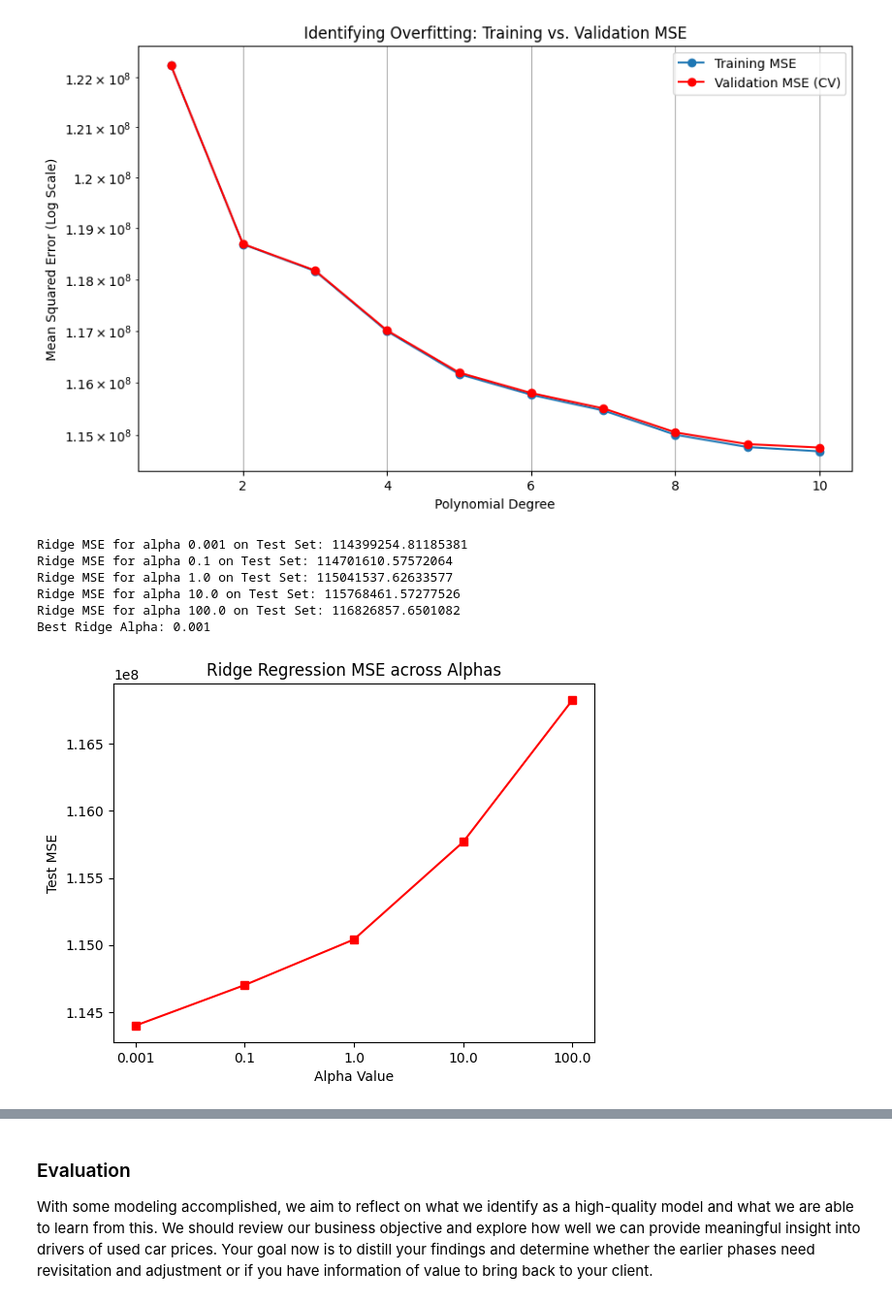
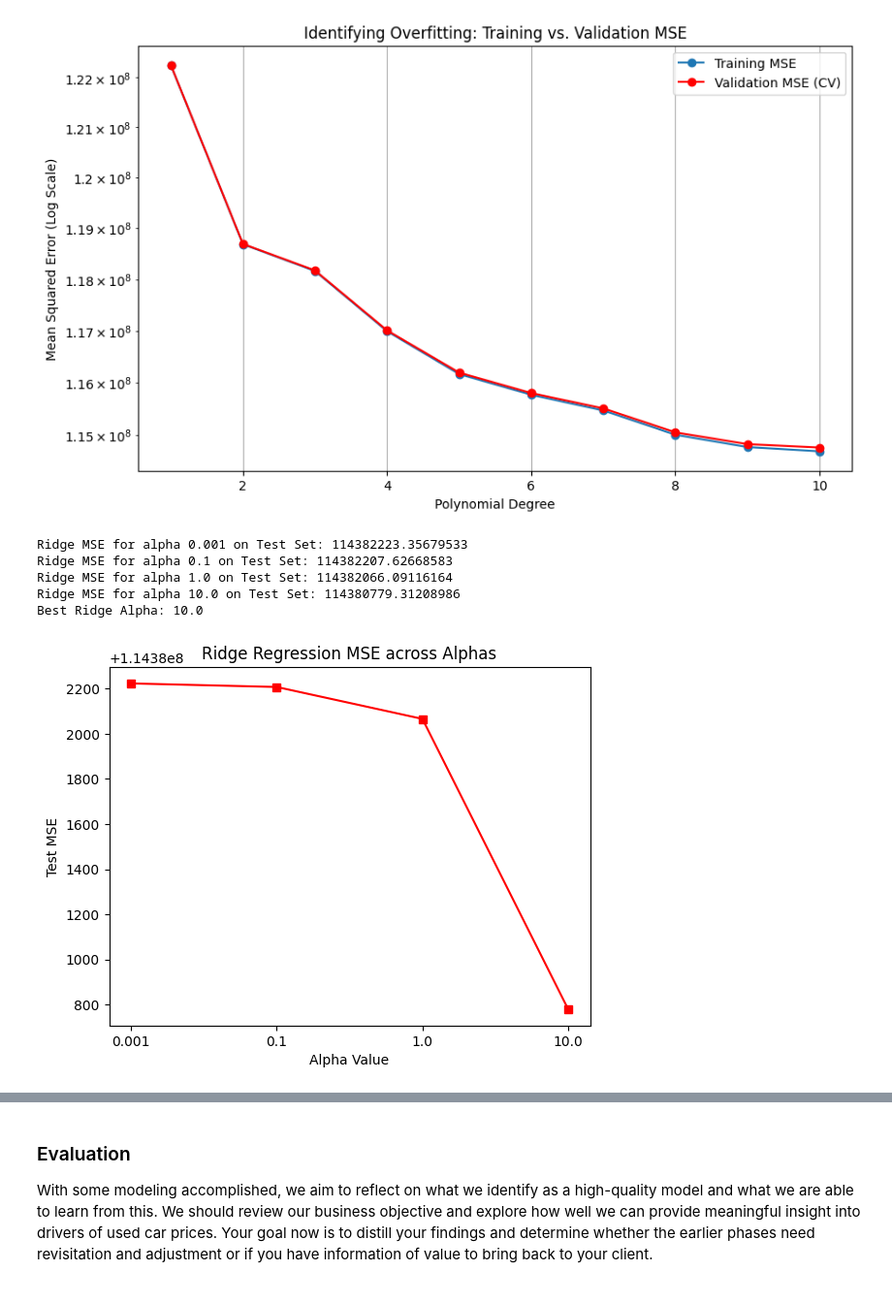
Before and after one commit to neilbyte/used_car_price, a Jupyter notebook: car_price.ipynb, the cells around one changed output, grey strips where cells are left out. Shown at 97% size. Drawn from its saved outputs; the diff is of its cells as text; code cells hidden in the pictures.

Commit message:
update graph images and ipynb

```diff
--- a/car_price.ipynb
+++ b/car_price.ipynb
@@ -264,25 +276,8 @@ plt.xlabel('Odometer')
 plt.ylabel('Price')
 
 plt.tight_layout()
+plt.savefig('images/outliers.png', bbox_inches='tight')
 plt.show()
-
-df_clean = df_clean.drop(odometer_outlier_indices)
-df_clean.reset_index(drop=True, inplace=True)
-
-# ==========================================
-# VISUALIZATION: Plotting the Outliers
-# ==========================================
-
-# Plot 2: Price vs. Odometer (Isolation Forest Outliers)
-###plt.subplot(1, 2, 2)
-###sns.scatterplot(
-###    data=df_clean, x='odometer', y='price',
-###    hue='is_iso_outlier', palette={True: 'red', False: 'blue'},
-###    alpha=0.7, s=50
-###)
-###plt.title('Multivariate Outliers (Isolation Forest)')
-###plt.xlabel('Odometer')
-###plt.ylabel('Price')
 # %% [output]
 Number of odometer outliers detected: 23276.
 
@@ -304,0 +302,12 @@ Percentage odometer outliers is (%): 5.97427131138284
+# %%
+#df_clean = df_clean.drop(odometer_outlier_indices)
+df_clean = df_clean[df_clean['is_outlier'] == False]
+
+# Scale numeric columns
+scaler = StandardScaler()
+num_features = ['odometer', 'vehicle_age']
+df_clean[num_features] = scaler.fit_transform(df_clean[num_features])
+
+df_clean.reset_index(drop=True, inplace=True)
+
+print(f'Total count after removing outliers: {df_clean.shape[0]}')
@@ -413,33 +426,33 @@ Best Polynomial Degree: 10
 [figure]
 # %%
 # Build and train the Ridge model using the best degree found previously
-alphas = [0.001, 0.1, 1.0, 10.0, 100.0]
+alphas = [0.001, 0.1, 1.0, 10.0]
 ridge_mse = []
 
 for alpha in alphas:
     ridge_model = make_pipeline(PolynomialFeatures(best_degree), Ridge(alpha=alpha))
     ridge_model.fit(X_train, y_train)
     # Evaluate on the test set
     test_preds = ridge_model.predict(X_test)
     local_mse = mean_squared_error(y_test, test_preds)
     ridge_mse.append(local_mse)
     print(f"Ridge MSE for alpha {alpha} on Test Set: {local_mse}")
 
 best_alpha = alphas[np.argmin(ridge_mse)]
 print(f"Best Ridge Alpha: {best_alpha}")
 
 # Graphing MSE across Ridge Alphas
 plt.plot([str(a) for a in alphas], ridge_mse, marker='s', color='red')
 plt.xlabel('Alpha Value')
 plt.ylabel('Test MSE')
 plt.title('Ridge Regression MSE across Alphas')
+plt.savefig('images/ridge_regression_alpha.png', bbox_inches='tight')
 plt.show()
 # %% [output]
-Ridge MSE for alpha 0.001 on Test Set: 114399254.81185381
-Ridge MSE for alpha 0.1 on Test Set: 114701610.57572064
-Ridge MSE for alpha 1.0 on Test Set: 115041537.62633577
-Ridge MSE for alpha 10.0 on Test Set: 115768461.57277526
-Ridge MSE for alpha 100.0 on Test Set: 116826857.6501082
-Best Ridge Alpha: 0.001
+Ridge MSE for alpha 0.001 on Test Set: 114382223.35679533
+Ridge MSE for alpha 0.1 on Test Set: 114382207.62668583
+Ridge MSE for alpha 1.0 on Test Set: 114382066.09116164
+Ridge MSE for alpha 10.0 on Test Set: 114380779.31208986
+Best Ridge Alpha: 10.0
-[figure, old version]
+[figure, new version]
 # %%
```
Also changed, not shown: parts of 24 cells of this notebook, 11 other files.
